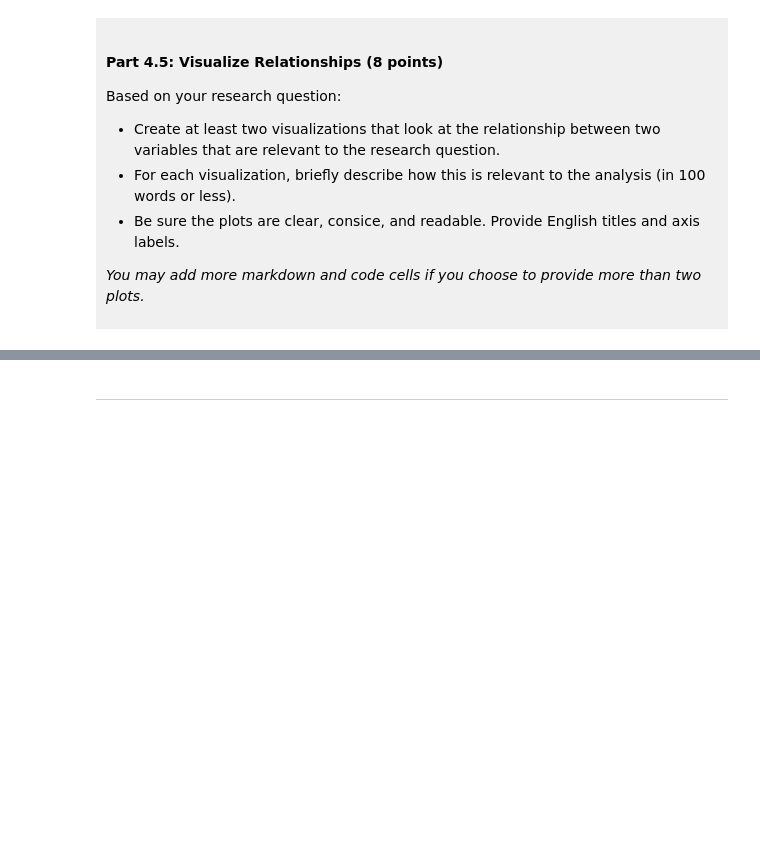
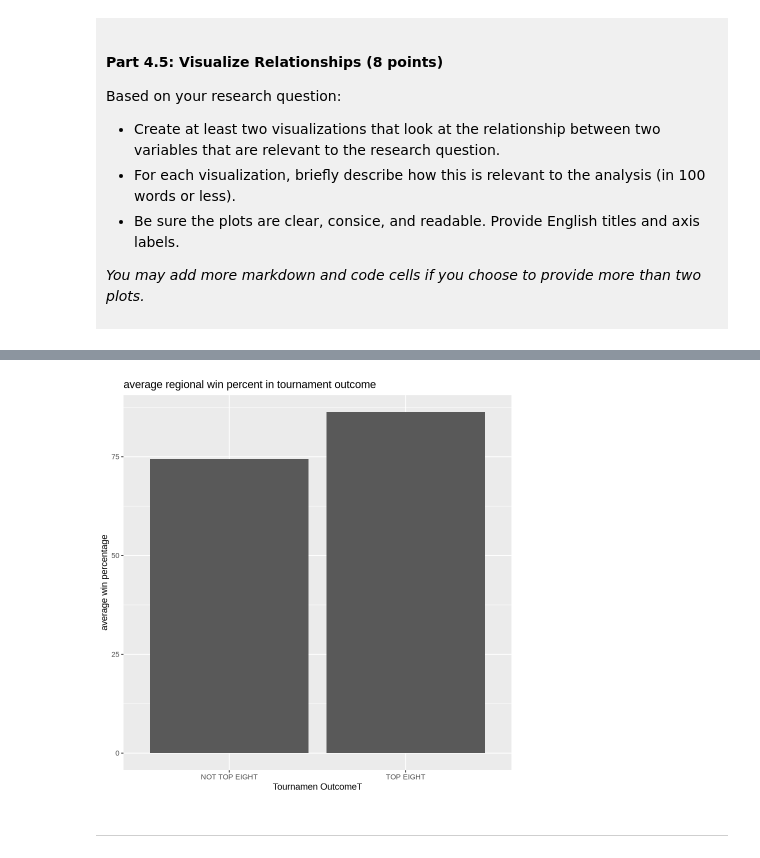
Before and after one commit to doctorzaozhan-ops/dsci-100-project-Xiuhao-Feng, a Jupyter notebook: dsci-100-project-notebook.ipynb, the cells around one changed output, grey strips where cells are left out. Cells and saved outputs as stored; diff of their text form; code cells hidden in the pictures; blank space fills up the shorter version.

```diff
--- a/dsci-100-project-notebook.ipynb
+++ b/dsci-100-project-notebook.ipynb
@@ -286,4 +310,7 @@ You will refine your research question (if needed) and produce a tidy data set.
 - Show the outputted table.
 </div>
 # %%
-### EDIT THIS CODE CELL ###
+diffdata<-tidydata|>
+        group_by(topteam)|>
+        summarise(mean_reg_wins_pct = mean(reg_wins_pct, na.rm = TRUE))
+diffdata
@@ -329,5 +391,17 @@ Visualization 2: %%% EDIT THIS MARKDOWN CELL%%%
 # %%
-### EDIT THIS CODE CELL FOR VISUALIZATION 2###
+seoncdgraph<-ggplot(diffdata,aes(x=topteam,y=mean_reg_wins_pct))+
+            geom_col()+
+            scale_x_discrete(
+                labels=c("FALSE"="NOT TOP EIGHT","TRUE"="TOP EIGHT")
+            )+
+            labs(
+                title="average regional win percent in tournament outcome",
+                x="Tournamen OutcomeT",
+                y="average win percentage"
+            )
+seoncdgraph
+# %% [output]
+[figure, added]
 # %% [markdown]
 ------
 # %% [markdown]
```
Also changed, not shown: parts of 9 cells of this notebook.
